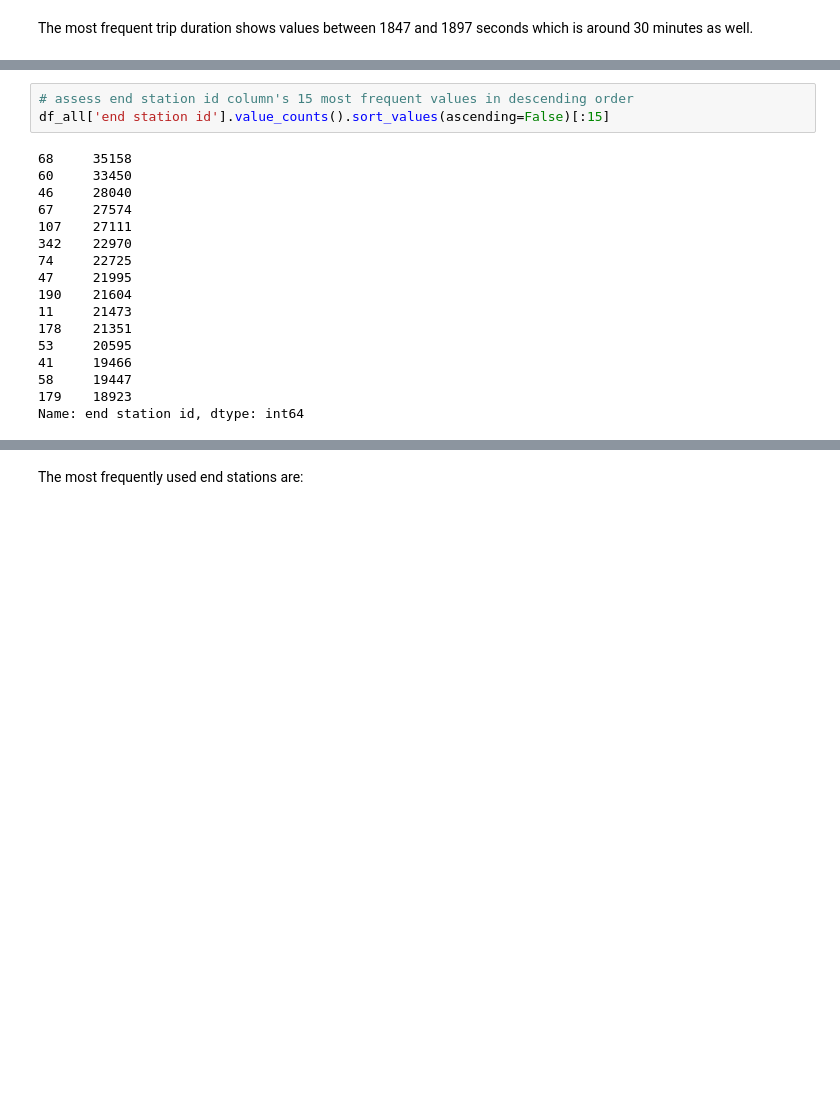
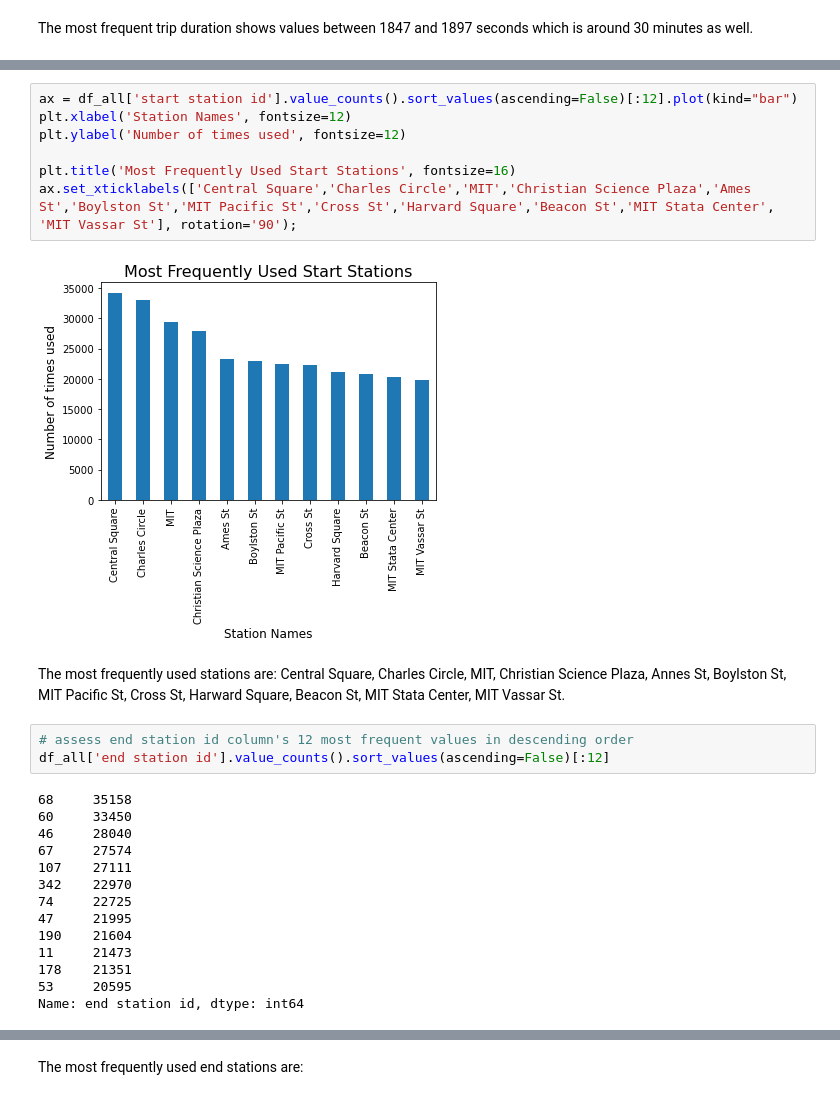
Before and after one commit to lillaszulyovszky/udacity-project-bikesharing-data-in-boston, a Jupyter notebook: bikesharing.ipynb, the cells around one changed output, grey strips where cells are left out. Drawn from its saved outputs; the diff is of its cells as text; blank space fills up the shorter version.

```diff
--- a/bikesharing.ipynb
+++ b/bikesharing.ipynb
@@ -789,6 +975,17 @@ The most frequently used start stations are:
+# %%
+ax = df_all['start station id'].value_counts().sort_values(ascending=False)[:12].plot(kind="bar")
+plt.xlabel('Station Names', fontsize=12)
+plt.ylabel('Number of times used', fontsize=12)
+
+plt.title('Most Frequently Used Start Stations', fontsize=16)
+ax.set_xticklabels(['Central Square','Charles Circle','MIT','Christian Science Plaza','Ames St','Boylston St','MIT Pacific St','Cross St','Harvard Square','Beacon St','MIT Stata Center', 'MIT Vassar St'], rotation='90');
+# %% [output]
+[figure, added]
+# %% [markdown]
+The most frequently used stations are: Central Square, Charles Circle, MIT, Christian Science Plaza, Annes St, Boylston St, MIT Pacific St, Cross St, Harward Square, Beacon St, MIT Stata Center, MIT Vassar St.
 # %%
-# assess end station id column's 15 most frequent values in descending order
-df_all['end station id'].value_counts().sort_values(ascending=False)[:15]
+# assess end station id column's 12 most frequent values in descending order
+df_all['end station id'].value_counts().sort_values(ascending=False)[:12]
 # %% [output]
 68     35158
 60     33450
@@ -802,7 +999,4 @@ df_all['end station id'].value_counts().sort_values(ascending=False)[:15]
 11     21473
 178    21351
 53     20595
-41     19466
-58     19447
-179    18923
 Name: end station id, dtype: int64
```
Also changed, not shown: parts of 36 cells of this notebook.
